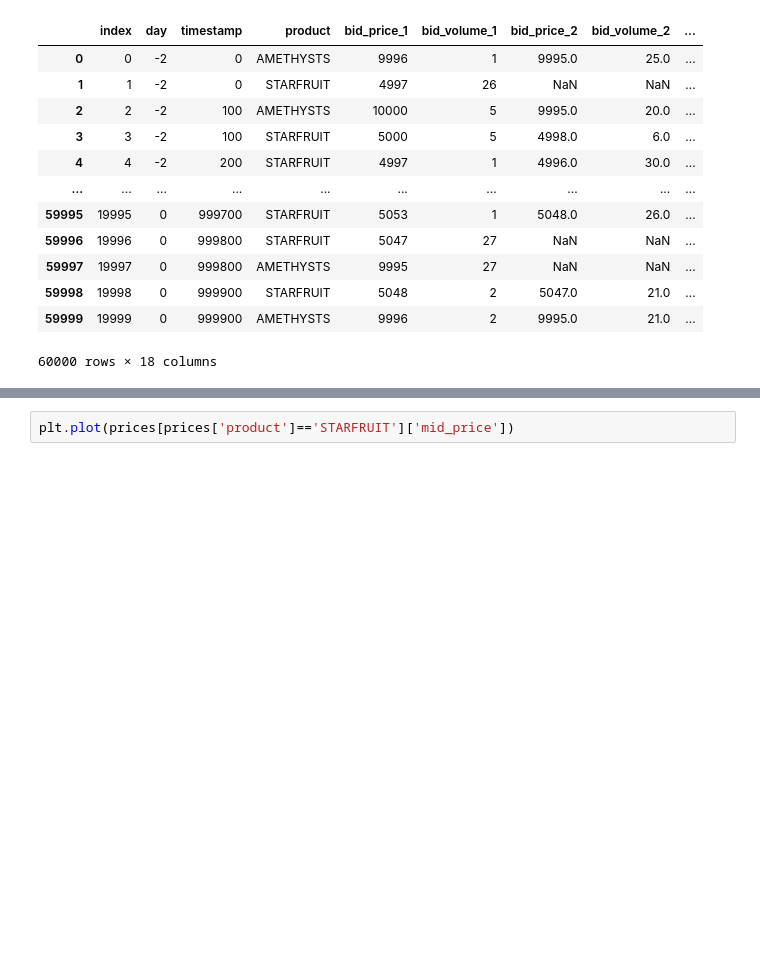
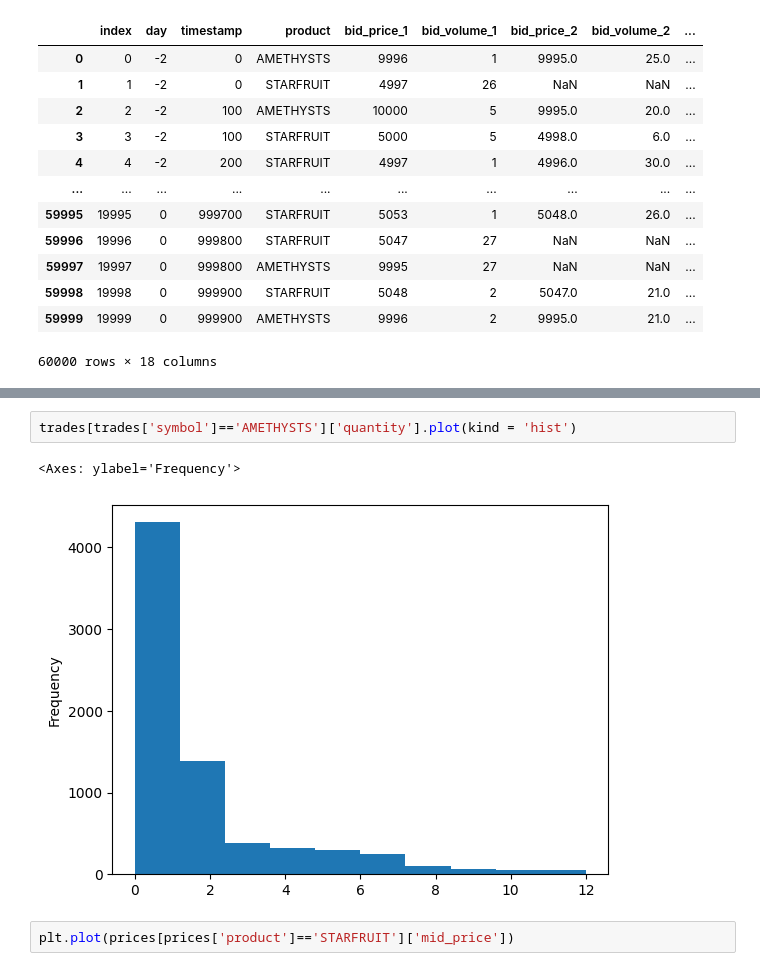
Before and after one commit to kaiwenShen/imc_prosperity_2024, a Jupyter notebook: round1_playground.ipynb, the cells around one changed output, grey strips where cells are left out. Cells and saved outputs as stored; diff of their text form; blank space fills up the shorter version.

```diff
--- a/round1_playground.ipynb
+++ b/round1_playground.ipynb
@@ -49,3 +65,8 @@ prices
+# %%
+trades[trades['symbol']=='AMETHYSTS']['quantity'].plot(kind = 'hist')
+# %% [output]
+<Axes: ylabel='Frequency'>
+[figure, added]
 # %%
 plt.plot(prices[prices['product']=='STARFRUIT']['mid_price'])
 # %% [output]
```
Also changed, not shown: parts of 26 cells of this notebook, 2 other files.
